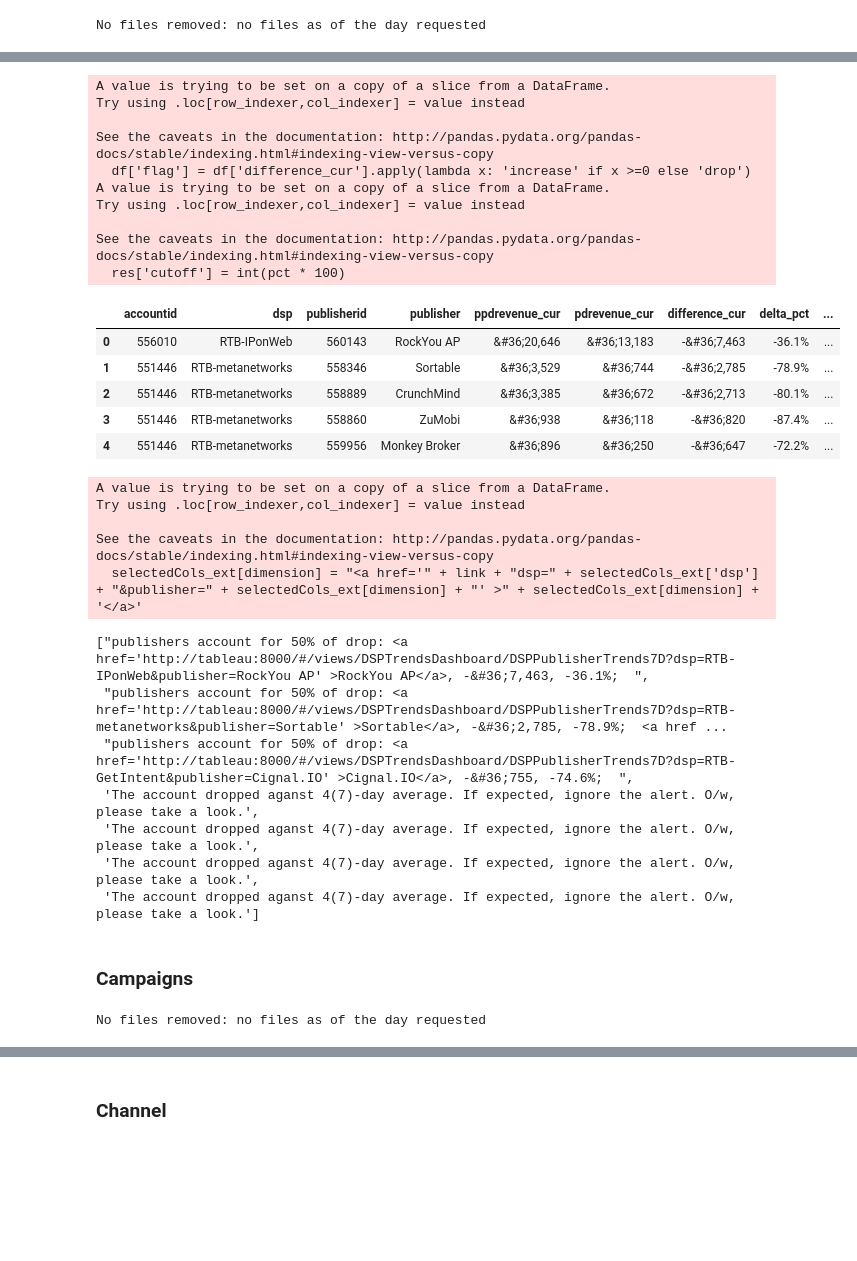
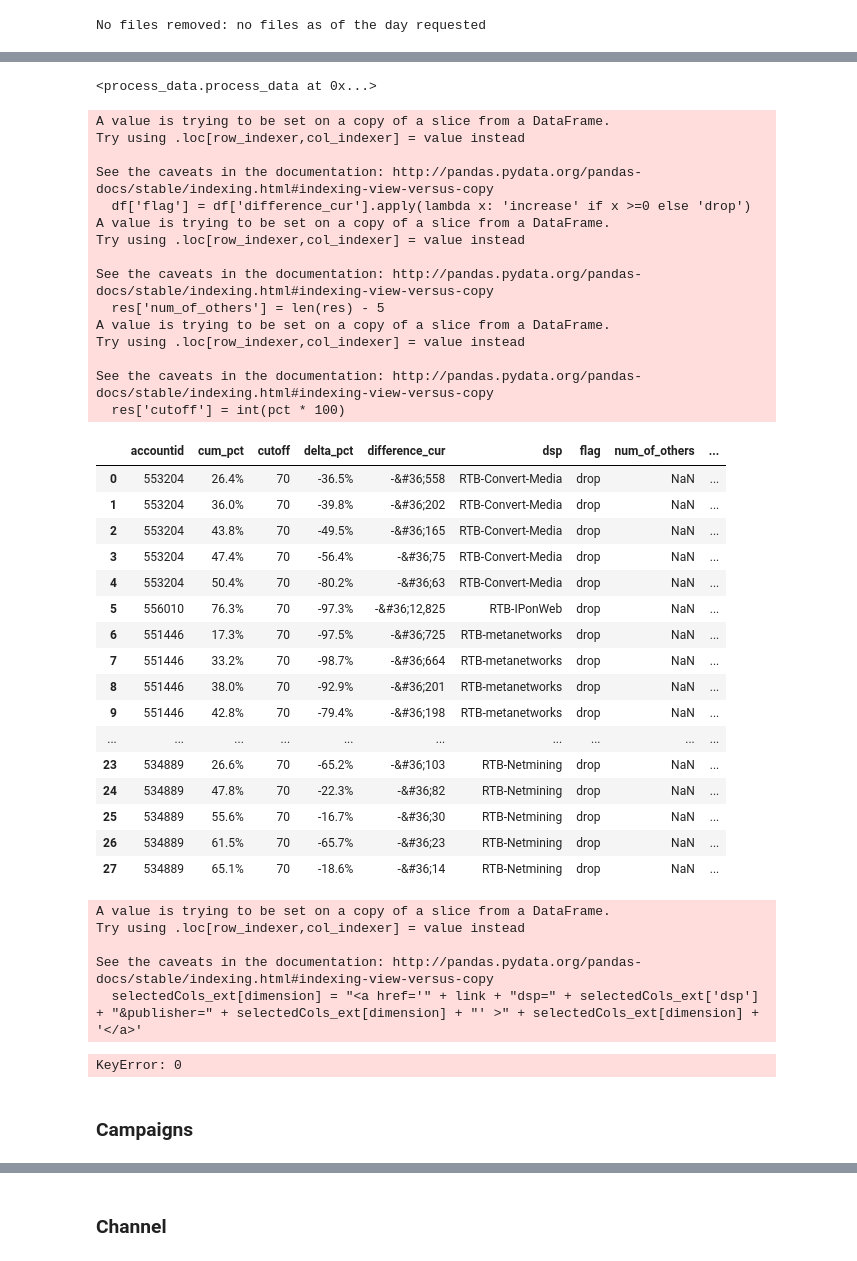
Before and after one commit to xiaomaosusie/alerting, a Jupyter notebook: Alerting.ipynb, the cells around one changed output, grey strips where cells are left out. Saved outputs shown, nothing was run; the diff lists cells and outputs as text; code cells hidden in the pictures; blank space fills up the shorter version.

```diff
--- a/Alerting.ipynb
+++ b/Alerting.ipynb
@@ -6,7 +6,7 @@ display(HTML("<style>.container { width:100% !important; }</style>"))
 # %% [markdown]
 ### DSP ###
 # %%
-dsp = pp_data(query['DSP'])
+dsp = pp_data(dsp_queries['dsp'])
 df = dsp.get_data("dsp")
 processed_df = process_data(df)
 #jumpers = processed_df.get_jumper("advertiser", 0.1, 5000, 1000)
@@ -45,7 +53,7 @@ deep_dive_ids
 # %% [markdown]
 ### Pub ###
 # %%
-pub = pp_data(query['PUB'])
+pub = pp_data(dsp_queries['pub'])
 #df1 = pub.get_data("pubs_jumper", deep_dive_ids)
 df1 = pub.get_data("pubs_dropper", deep_dive_ids)
 # %% [output]
@@ -59,22 +69,40 @@ df1.head(2)
 # %%
 pub_processed = process_data(df1)
+# %% [output]
+<process_data.process_data at 0x...>
 # %%
-tops = pub_processed.top_by_pct_multi_accts(0.5, positive=False)
-tops.head()
+tops = pub_processed.top_by_pct_multi_accts(0.7, positive=False)
+tops
 # %% [output]
 A value is trying to be set on a copy of a slice from a DataFrame.
 Try using .loc[row_indexer,col_indexer] = value instead
 
 See the caveats in the documentation: http://pandas.pydata.org/pandas-docs/stable/indexing.html#indexing-view-versus-copy
   df['flag'] = df['difference_cur'].apply(lambda x: 'increase' if x >=0 else 'drop')
 A value is trying to be set on a copy of a slice from a DataFrame.
 Try using .loc[row_indexer,col_indexer] = value instead
 
 See the caveats in the documentation: http://pandas.pydata.org/pandas-docs/stable/indexing.html#indexing-view-versus-copy
+  res['num_of_others'] = len(res) - 5
+A value is trying to be set on a copy of a slice from a DataFrame.
+Try using .loc[row_indexer,col_indexer] = value instead
+
+See the caveats in the documentation: http://pandas.pydata.org/pandas-docs/stable/indexing.html#indexing-view-versus-copy
   res['cutoff'] = int(pct * 100)
-|  | accountid | dsp | publisherid | publisher | ppdrevenue_cur | pdrevenue_cur | difference_cur | delta_pct | ... |
-| 0 | 556010 | RTB-IPonWeb | 560143 | RockYou AP | &#36;20,646 | &#36;13,183 | -&#36;7,463 | -36.1% | ... |
-| 1 | 551446 | RTB-metanetworks | 558346 | Sortable | &#36;3,529 | &#36;744 | -&#36;2,785 | -78.9% | ... |
-| 2 | 551446 | RTB-metanetworks | 558889 | CrunchMind | &#36;3,385 | &#36;672 | -&#36;2,713 | -80.1% | ... |
-| 3 | 551446 | RTB-metanetworks | 558860 | ZuMobi | &#36;938 | &#36;118 | -&#36;820 | -87.4% | ... |
-| 4 | 551446 | RTB-metanetworks | 559956 | Monkey Broker | &#36;896 | &#36;250 | -&#36;647 | -72.2% | ... |
+|  | accountid | cum_pct | cutoff | delta_pct | difference_cur | dsp | flag | num_of_others | ... |
+| 0 | 553204 | 26.4% | 70 | -36.5% | -&#36;558 | RTB-Convert-Media | drop | NaN | ... |
+| 1 | 553204 | 36.0% | 70 | -39.8% | -&#36;202 | RTB-Convert-Media | drop | NaN | ... |
+| 2 | 553204 | 43.8% | 70 | -49.5% | -&#36;165 | RTB-Convert-Media | drop | NaN | ... |
+| 3 | 553204 | 47.4% | 70 | -56.4% | -&#36;75 | RTB-Convert-Media | drop | NaN | ... |
+| 4 | 553204 | 50.4% | 70 | -80.2% | -&#36;63 | RTB-Convert-Media | drop | NaN | ... |
+| 5 | 556010 | 76.3% | 70 | -97.3% | -&#36;12,825 | RTB-IPonWeb | drop | NaN | ... |
+| 6 | 551446 | 17.3% | 70 | -97.5% | -&#36;725 | RTB-metanetworks | drop | NaN | ... |
+| 7 | 551446 | 33.2% | 70 | -98.7% | -&#36;664 | RTB-metanetworks | drop | NaN | ... |
+| 8 | 551446 | 38.0% | 70 | -92.9% | -&#36;201 | RTB-metanetworks | drop | NaN | ... |
+| 9 | 551446 | 42.8% | 70 | -79.4% | -&#36;198 | RTB-metanetworks | drop | NaN | ... |
+| ... | ... | ... | ... | ... | ... | ... | ... | ... | ... |
+| 23 | 534889 | 26.6% | 70 | -65.2% | -&#36;103 | RTB-Netmining | drop | NaN | ... |
+| 24 | 534889 | 47.8% | 70 | -22.3% | -&#36;82 | RTB-Netmining | drop | NaN | ... |
+| 25 | 534889 | 55.6% | 70 | -16.7% | -&#36;30 | RTB-Netmining | drop | NaN | ... |
+| 26 | 534889 | 61.5% | 70 | -65.7% | -&#36;23 | RTB-Netmining | drop | NaN | ... |
+| 27 | 534889 | 65.1% | 70 | -18.6% | -&#36;14 | RTB-Netmining | drop | NaN | ... |
@@ -87,24 +118,13 @@ Try using .loc[row_indexer,col_indexer] = value instead
 
 See the caveats in the documentation: http://pandas.pydata.org/pandas-docs/stable/indexing.html#indexing-view-versus-copy
   selectedCols_ext[dimension] = "<a href='" + link + "dsp=" + selectedCols_ext['dsp'] + "&publisher=" + selectedCols_ext[dimension] + "' >" + selectedCols_ext[dimension] + '</a>'
+KeyError: 0
-# %%
-pub_res
-# %% [output]
-["publishers account for 50% of drop: <a href='http://tableau:8000/#/views/DSPTrendsDashboard/DSPPublisherTrends7D?dsp=RTB-IPonWeb&publisher=RockYou AP' >RockYou AP</a>, -&#36;7,463, -36.1%;  ",
- "publishers account for 50% of drop: <a href='http://tableau:8000/#/views/DSPTrendsDashboard/DSPPublisherTrends7D?dsp=RTB-metanetworks&publisher=Sortable' >Sortable</a>, -&#36;2,785, -78.9%;  <a href ...
- "publishers account for 50% of drop: <a href='http://tableau:8000/#/views/DSPTrendsDashboard/DSPPublisherTrends7D?dsp=RTB-GetIntent&publisher=Cignal.IO' >Cignal.IO</a>, -&#36;755, -74.6%;  ",
- 'The account dropped aganst 4(7)-day average. If expected, ignore the alert. O/w, please take a look.',
- 'The account dropped aganst 4(7)-day average. If expected, ignore the alert. O/w, please take a look.',
- 'The account dropped aganst 4(7)-day average. If expected, ignore the alert. O/w, please take a look.',
- 'The account dropped aganst 4(7)-day average. If expected, ignore the alert. O/w, please take a look.']
 # %% [markdown]
 ### Campaigns ###
 # %%
-lan = pp_data(query['LANDINGPAGE'])
+lan = pp_data(dsp_queries['campaign'])
 #df2 = lan.get_data("pubs_jumper", deep_dive_ids)
 df2 = lan.get_data("LANDINGPAGE_for_dropper", deep_dive_ids)
-# %% [output]
-No files removed: no files as of the day requested
 # %%
 lan_processed = process_data(df2)
 # %%
```
Also changed, not shown: parts of 17 cells of this notebook, 16 other files.
